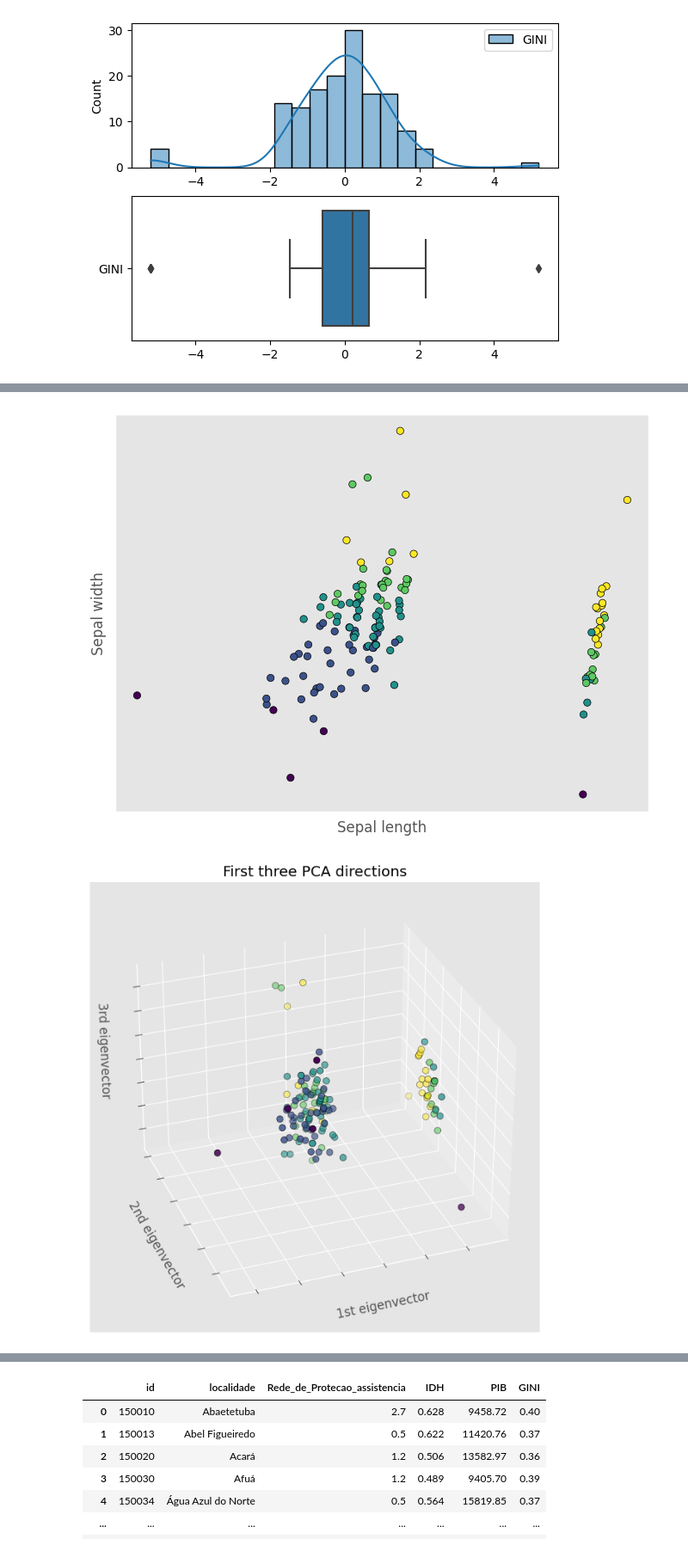
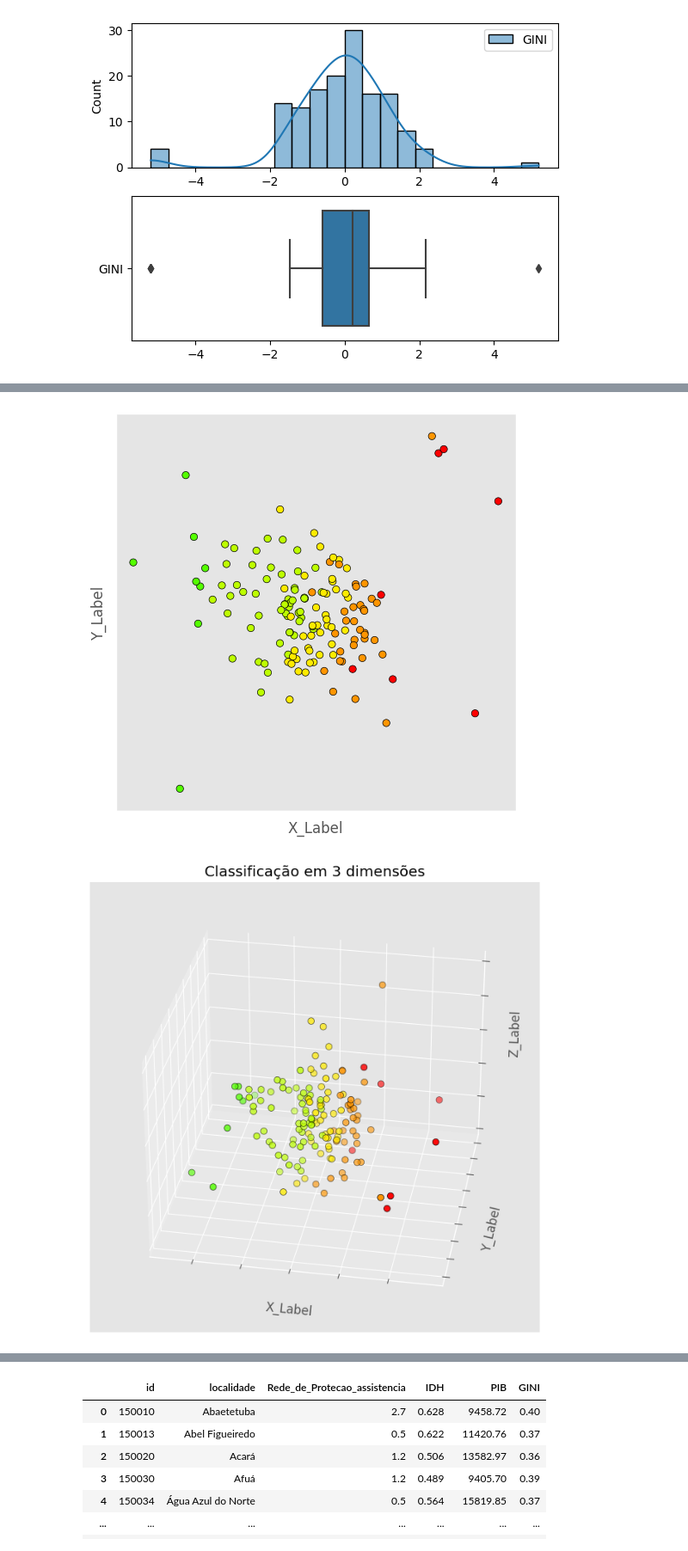
Before and after one commit to jlucioDev/woman_victims_v2, a Jupyter notebook: main.ipynb, the cells around one changed output, grey strips where cells are left out. Shown at 86% size. Drawn from its saved outputs; the diff is of its cells as text; code cells hidden in the pictures.

```diff
--- a/main.ipynb
+++ b/main.ipynb
@@ -162,11 +162,11 @@ rng = np.random.RandomState(10)
 
 scaler1 = preprocessing.MinMaxScaler(feature_range=(-5,5))
 scaler2 = preprocessing.QuantileTransformer(n_quantiles=100, output_distribution="normal", random_state=12, copy=True)
-
+scaler3 = preprocessing.PowerTransformer(method="yeo-johnson")
 # transform training data & save lambda value
 
 
-d1 = scaler2.fit_transform(df_munic.iloc[:,2:3])
+d1 = scaler3.fit_transform(df_munic.iloc[:,2:3])
 d2 = scaler2.fit_transform(df_munic.iloc[:,3:4])
 d3 = scaler2.fit_transform(df_munic.iloc[:,4:5])
 d4 = scaler2.fit_transform(df_munic.iloc[:,5:6])
@@ -199,8 +199,8 @@ sns.boxplot(splot, orient="h", ax=ax4)
 #plt.xlim(-1, 1)
 plt.show()
 
-splot = scaled_df.iloc[:,5:6]
-dplot = df_munic.iloc[:,5:6]
+splot = scaled_df.iloc[:,4:5]
+dplot = df_munic.iloc[:,4:5]
 
 fig, (ax1, ax2, ax3, ax4) = plt.subplots(4)
 sns.histplot(dplot, kde=True, ax=ax1)
@@ -398,5 +452,7 @@ array([[-5.74459993e-01, -6.66897710e-01, -6.69969511e-01,
 # %%
 from pyDecision.algorithm import electre_tri_b
 
-classification = electre_tri_b(np.array(scaled_df.iloc[:, 2:6]), W , Q , P , V , B, cut_level = 0.6, verbose = False, rule = 'oc', graph = True)
+classification = electre_tri_b(np.array(scaled_df.iloc[:, 2:6]), W , Q , P , V , B, cut_level = 0.5, verbose = False, rule = 'oc', graph = False)
+
+plot_points(np.array(scaled_df.iloc[:, 2:6]), classification)
 # %% [output]
@@ -411,17 +467,17 @@ import matplotlib.pyplot as plt
 # unused but required import for doing 3d projections with matplotlib < 3.2
 import mpl_toolkits.mplot3d  # noqa: F401
 
-from sklearn import datasets
 from sklearn.decomposition import PCA
+from sklearn.decomposition import TruncatedSVD
+import matplotlib as mpl
 
-from sklearn.decomposition import TruncatedSVD
-
+from matplotlib.colors import ListedColormap
 
 
 # import some data to play with
 #iris = datasets.load_iris()
 iris = scaled_df.iloc[:, 2:6]
-colors = {'A':'#bf77f6', 'B':'#fed8b1', 'C':'#d1ffbd', 'D':'#f08080', 'E':'#3a18b1', 'F':'#ff796c', 'G':'#04d8b2', 'H':'#ffb07c', 'I':'#aaa662', 'J':'#0485d1', 'K':'#fffe7a', 'L':'#b0dd16', 'M':'#85679', 'N':'#12e193', 'O':'#82cafc', 'P':'#ac9362', 'Q':'#f8481c', 'R':'#c292a1', 'S':'#c0fa8b', 'T':'#ca7b80', 'U':'#f4d054', 'V':'#fbdd7e', 'W':'#ffff7e', 'X':'#cd7584', 'Y':'#f9bc08', 'Z':'#c7c10c'}
+
 tSVD      = TruncatedSVD(n_components = 2, n_iter = 100, random_state = 42)
 tSVD_proj = tSVD.fit_transform(iris)
 data_proj = np.copy(tSVD_proj)
@@ -438,48 +494,55 @@ y = classification
 x_min, x_max = X[:, 0].min() - 0.5, X[:, 0].max() + 0.5
 y_min, y_max = X[:, 1].min() - 0.5, X[:, 1].max() + 0.5
 
-plt.figure(2, figsize=(8, 6))
+plt.figure(2, figsize=(6, 6))
 plt.clf()
 
+cmap = ListedColormap(['#54FF00', '#BDFF00', '#FFEB00', '#FF9500', '#FF0000'])
+#bounds = [-4, -1, -0.5, 0,  0.5, 1,]
+#norm = mpl.colors.BoundaryNorm(bounds, cmap.N)
+
 # Plot the training points
-#plt.scatter(X[:, 0], X[:, 1], c=y, cmap=plt.cm.Set1, edgecolor="k"
-plt.scatter(X[:, 0], X[:, 1], c=y, edgecolor="k")
-plt.xlabel("Sepal length")
-plt.ylabel("Sepal width")
+plt.scatter(X[:, 0], X[:, 1], c=y, cmap=cmap, edgecolor="k")
+#plt.scatter(X[:, 0], X[:, 1], c=y, edgecolor="k")
+plt.xlabel("X_Label")
+plt.ylabel("Y_Label")
 
 plt.xlim(x_min, x_max)
 plt.ylim(y_min, y_max)
 plt.xticks(())
 plt.yticks(())
 
 # To getter a better understanding of interaction of the dimensions
 # plot the first three PCA dimensions
 fig = plt.figure(1, figsize=(8, 8))
-ax = fig.add_subplot(111, projection="3d", elev=-150, azim=110)
+#elev=-150,
+ax = fig.add_subplot(111, projection="3d", azim=-80)
+
 
 X_reduced = PCA(n_components=3).fit_transform(iris)
 ax.scatter(
     X_reduced[:, 0],
     X_reduced[:, 1],
     X_reduced[:, 2],
     c=y,
-    #cmap=plt.cm.Set1,
+    cmap=cmap,
     edgecolor="k",
     s=40,
+    marker='o'
 )
 
 ax.set_title("Classificação em 3 dimensões")
-ax.set_xlabel("1st")
+ax.set_xlabel("X_Label")
 ax.xaxis.set_ticklabels([])
-ax.set_ylabel("2nd")
+ax.set_ylabel("Y_Label")
 ax.yaxis.set_ticklabels([])
-ax.set_zlabel("3rd")
+ax.set_zlabel("Z_Label")
 ax.zaxis.set_ticklabels([])
 
 plt.show()
 # %% [output]
-[figure, old version]
+[figure, new version]
-[figure, old version]
+[figure, new version]
 # %%
 scaled_df['CLASS'] = classification
 # %%
```
Also changed, not shown: parts of 16 cells of this notebook.
